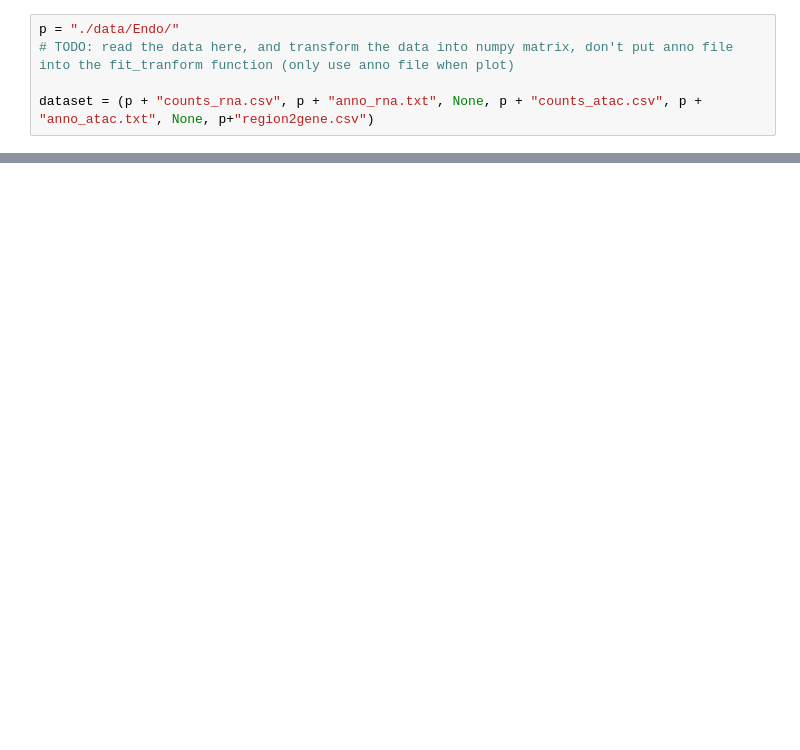
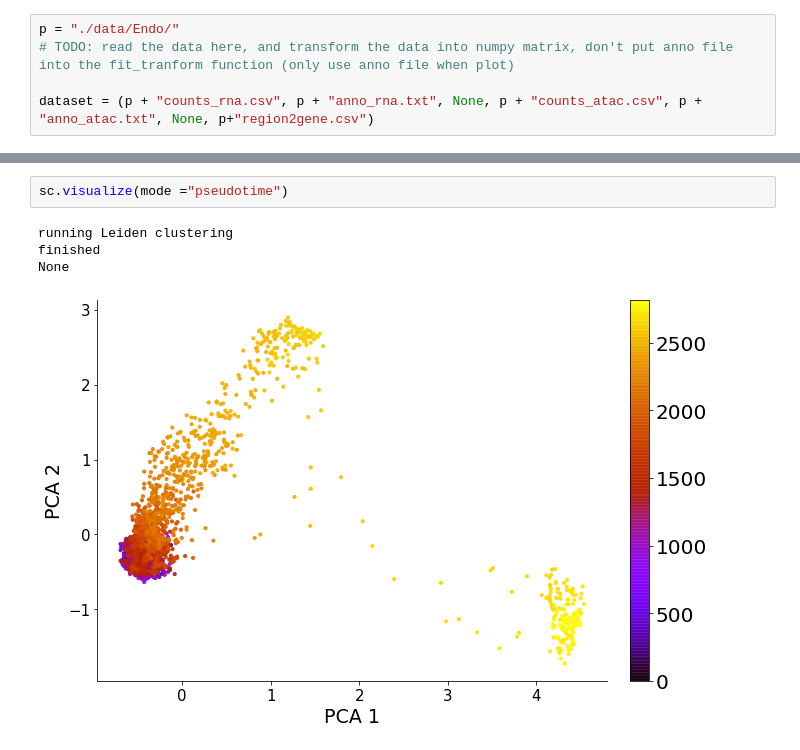
Before and after one commit to PeterZZQ/scDART, a Jupyter notebook: newdemo.ipynb, the cells around one changed output, grey strips where cells are left out. Cells and saved outputs as stored; diff of their text form; blank space fills up the shorter version.

```diff
--- a/newdemo.ipynb
+++ b/newdemo.ipynb
@@ -34,0 +89,7 @@ RuntimeError: The size of tensor a (11488) must match the size of tensor b (1148
+# %%
+sc.visualize(mode ="pseudotime")
+# %% [output]
+running Leiden clustering
+finished
+None
+[figure, added]
```
Also changed, not shown: parts of 15 cells of this notebook, 3 other files.
